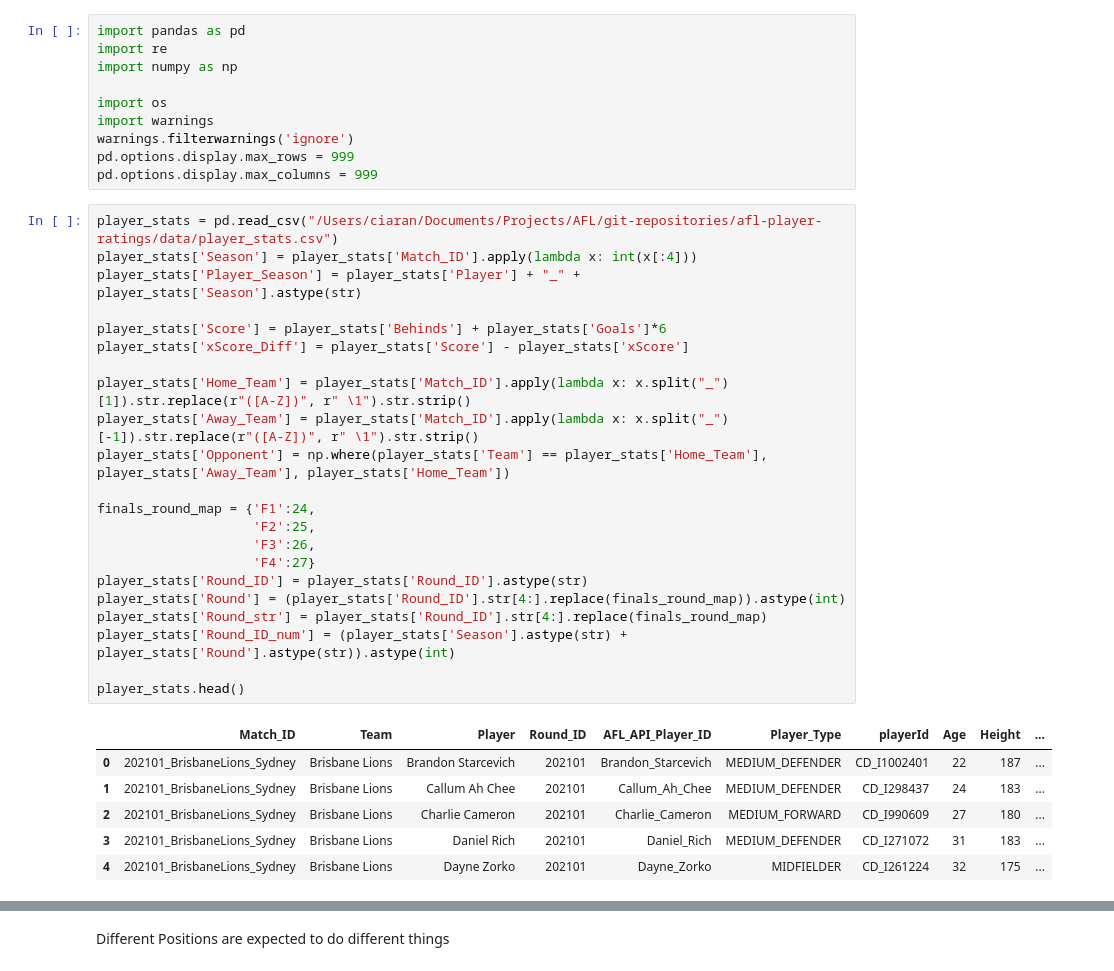
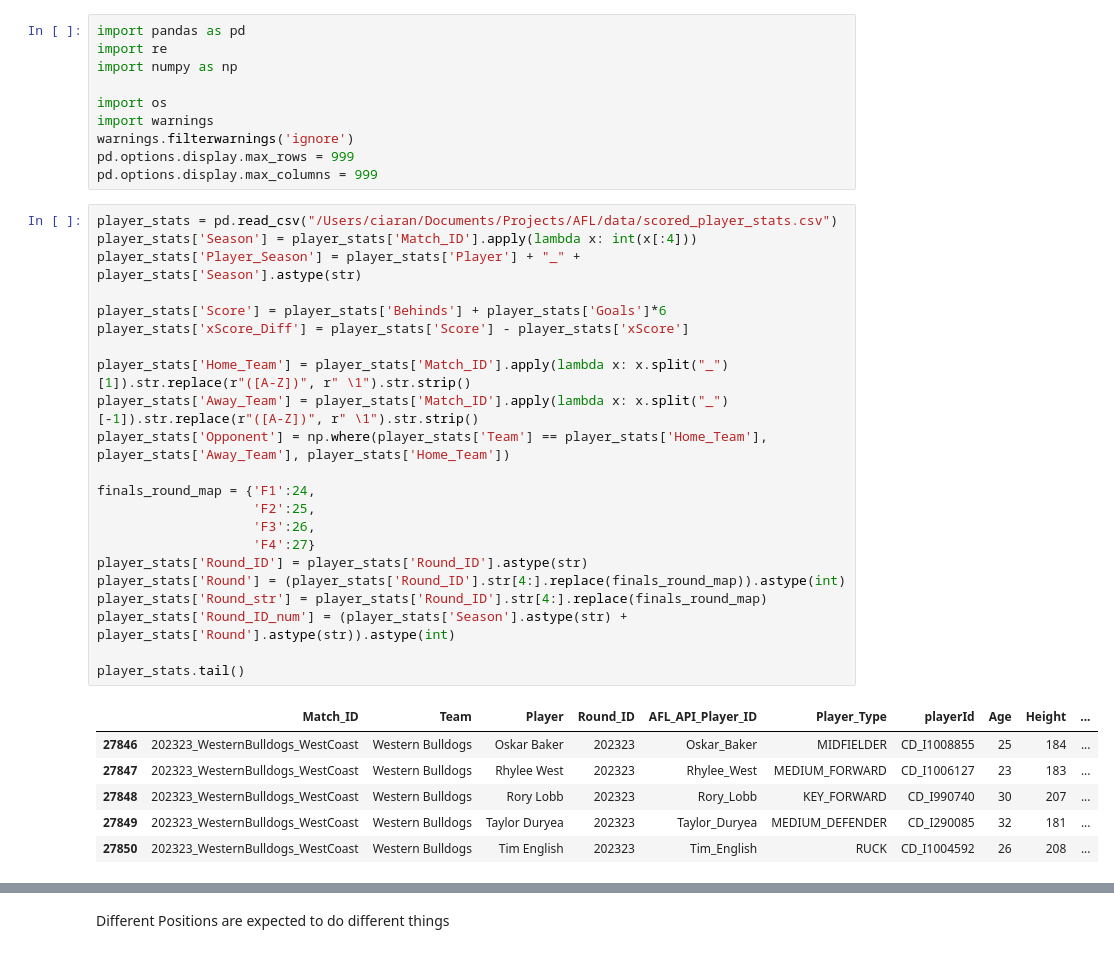
Before and after one commit to ciaran-grant/afl-player-ratings, a Jupyter notebook: exploratory_analysis/match_player_ratings.ipynb, the cells around one changed output, grey strips where cells are left out. Drawn from its saved outputs; the diff is of its cells as text.

```diff
--- a/exploratory_analysis/match_player_ratings.ipynb
+++ b/exploratory_analysis/match_player_ratings.ipynb
@@ -11,34 +11,34 @@ warnings.filterwarnings('ignore')
 pd.options.display.max_rows = 999
 pd.options.display.max_columns = 999
 # %%
-player_stats = pd.read_csv("/Users/ciaran/Documents/Projects/AFL/git-repositories/afl-player-ratings/data/player_stats.csv")
+player_stats = pd.read_csv("/Users/ciaran/Documents/Projects/AFL/data/scored_player_stats.csv")
 player_stats['Season'] = player_stats['Match_ID'].apply(lambda x: int(x[:4]))
 player_stats['Player_Season'] = player_stats['Player'] + "_" + player_stats['Season'].astype(str)
 
 player_stats['Score'] = player_stats['Behinds'] + player_stats['Goals']*6
 player_stats['xScore_Diff'] = player_stats['Score'] - player_stats['xScore']
 
 player_stats['Home_Team'] = player_stats['Match_ID'].apply(lambda x: x.split("_")[1]).str.replace(r"([A-Z])", r" \1").str.strip()
 player_stats['Away_Team'] = player_stats['Match_ID'].apply(lambda x: x.split("_")[-1]).str.replace(r"([A-Z])", r" \1").str.strip()
 player_stats['Opponent'] = np.where(player_stats['Team'] == player_stats['Home_Team'], player_stats['Away_Team'], player_stats['Home_Team'])
 
 finals_round_map = {'F1':24,
                     'F2':25,
                     'F3':26,
                     'F4':27}
 player_stats['Round_ID'] = player_stats['Round_ID'].astype(str)
 player_stats['Round'] = (player_stats['Round_ID'].str[4:].replace(finals_round_map)).astype(int)
 player_stats['Round_str'] = player_stats['Round_ID'].str[4:].replace(finals_round_map)
 player_stats['Round_ID_num'] = (player_stats['Season'].astype(str) + player_stats['Round'].astype(str)).astype(int)
 
-player_stats.head()
+player_stats.tail()
 # %% [output]
 |  | Match_ID | Team | Player | Round_ID | AFL_API_Player_ID | Player_Type | playerId | Age | Height | ... |
-| 0 | 202101_BrisbaneLions_Sydney | Brisbane Lions | Brandon Starcevich | 202101 | Brandon_Starcevich | MEDIUM_DEFENDER | CD_I1002401 | 22 | 187 | ... |
-| 1 | 202101_BrisbaneLions_Sydney | Brisbane Lions | Callum Ah Chee | 202101 | Callum_Ah_Chee | MEDIUM_DEFENDER | CD_I298437 | 24 | 183 | ... |
-| 2 | 202101_BrisbaneLions_Sydney | Brisbane Lions | Charlie Cameron | 202101 | Charlie_Cameron | MEDIUM_FORWARD | CD_I990609 | 27 | 180 | ... |
-| 3 | 202101_BrisbaneLions_Sydney | Brisbane Lions | Daniel Rich | 202101 | Daniel_Rich | MEDIUM_DEFENDER | CD_I271072 | 31 | 183 | ... |
-| 4 | 202101_BrisbaneLions_Sydney | Brisbane Lions | Dayne Zorko | 202101 | Dayne_Zorko | MIDFIELDER | CD_I261224 | 32 | 175 | ... |
+| 27846 | 202323_WesternBulldogs_WestCoast | Western Bulldogs | Oskar Baker | 202323 | Oskar_Baker | MIDFIELDER | CD_I1008855 | 25 | 184 | ... |
+| 27847 | 202323_WesternBulldogs_WestCoast | Western Bulldogs | Rhylee West | 202323 | Rhylee_West | MEDIUM_FORWARD | CD_I1006127 | 23 | 183 | ... |
+| 27848 | 202323_WesternBulldogs_WestCoast | Western Bulldogs | Rory Lobb | 202323 | Rory_Lobb | KEY_FORWARD | CD_I990740 | 30 | 207 | ... |
+| 27849 | 202323_WesternBulldogs_WestCoast | Western Bulldogs | Taylor Duryea | 202323 | Taylor_Duryea | MEDIUM_DEFENDER | CD_I290085 | 32 | 181 | ... |
+| 27850 | 202323_WesternBulldogs_WestCoast | Western Bulldogs | Tim English | 202323 | Tim_English | RUCK | CD_I1004592 | 26 | 208 | ... |
 # %%
 player_stats[['Position_Group', 'Position_Sub_Group', 'Position']].value_counts().sort_index()
 # %% [output]
```
Also changed, not shown: parts of 13 cells of this notebook, 6 other files.
